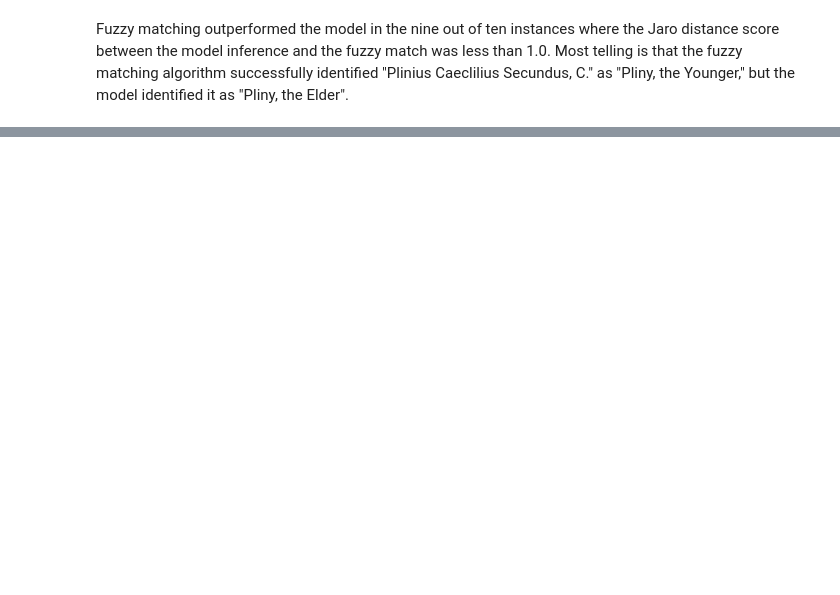
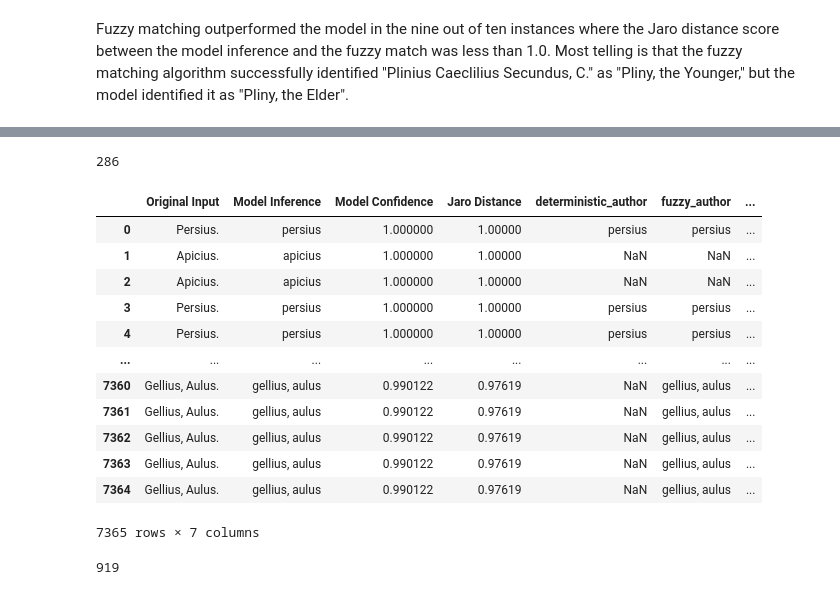
Before and after one commit to sjhuskey/dll-hybrid, a Jupyter notebook: python/inference-testing.ipynb, the cells around one changed output, grey strips where cells are left out. Drawn from its saved outputs; the diff is of its cells as text; code cells hidden in the pictures; blank space fills up the shorter version.

```diff
--- a/python/inference-testing.ipynb
+++ b/python/inference-testing.ipynb
@@ -421,0 +447,26 @@ Fuzzy matching outperformed the model in the nine out of ten instances where the
+# %%
+len(model_results)
+# %% [output]
+286
+# %%
+model_results_accurate = results[results['Model Confidence'] >= 0.9901]
+# %%
+model_results_accurate
+# %% [output]
+|  | Original Input | Model Inference | Model Confidence | Jaro Distance | deterministic_author | fuzzy_author | ... |
+| 0 | Persius. | persius | 1.000000 | 1.00000 | persius | persius | ... |
+| 1 | Apicius. | apicius | 1.000000 | 1.00000 | NaN | NaN | ... |
+| 2 | Apicius. | apicius | 1.000000 | 1.00000 | NaN | NaN | ... |
+| 3 | Persius. | persius | 1.000000 | 1.00000 | persius | persius | ... |
+| 4 | Persius. | persius | 1.000000 | 1.00000 | persius | persius | ... |
+| ... | ... | ... | ... | ... | ... | ... | ... |
+| 7360 | Gellius, Aulus. | gellius, aulus | 0.990122 | 0.97619 | NaN | gellius, aulus | ... |
+| 7361 | Gellius, Aulus. | gellius, aulus | 0.990122 | 0.97619 | NaN | gellius, aulus | ... |
+| 7362 | Gellius, Aulus. | gellius, aulus | 0.990122 | 0.97619 | NaN | gellius, aulus | ... |
+| 7363 | Gellius, Aulus. | gellius, aulus | 0.990122 | 0.97619 | NaN | gellius, aulus | ... |
+| 7364 | Gellius, Aulus. | gellius, aulus | 0.990122 | 0.97619 | NaN | gellius, aulus | ... |
+7365 rows × 7 columns
+# %%
+model_results_accurate['Model Inference'].nunique()
+# %% [output]
+919
```
Also changed, not shown: parts of 36 cells of this notebook, 3 other files.
